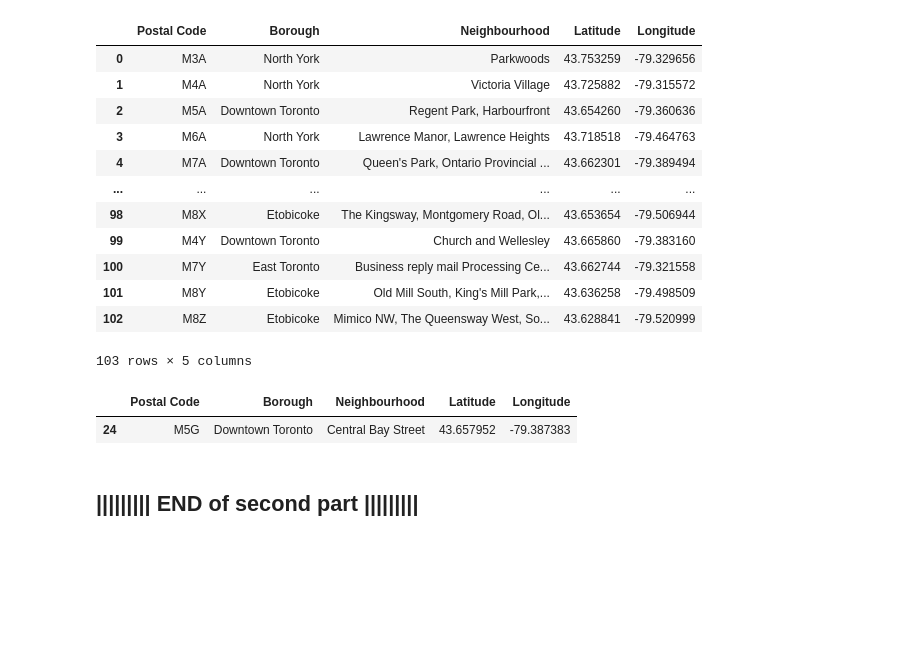
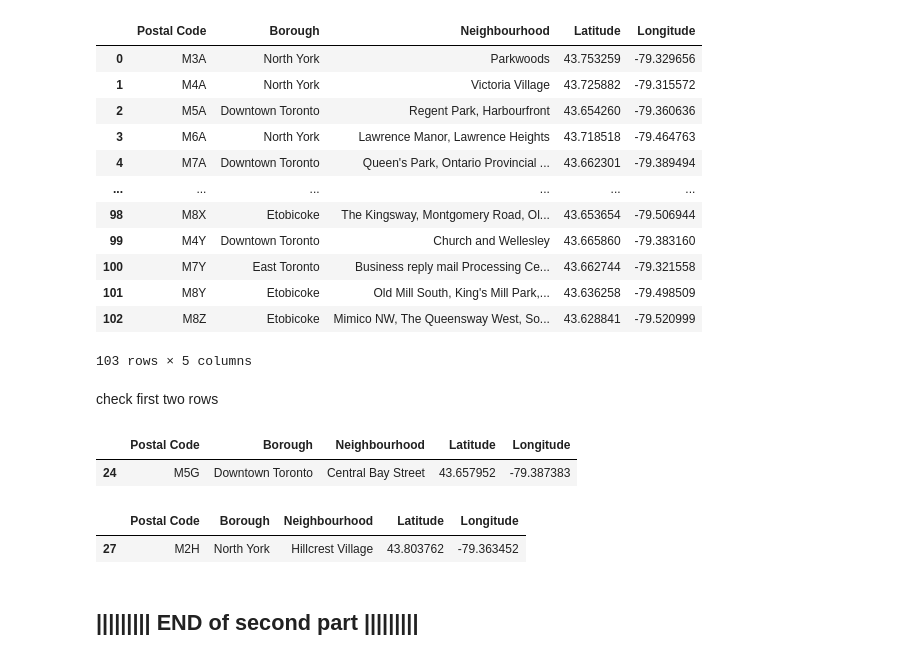
Before and after one commit to milevucko/Coursera_Capstone, a Jupyter notebook: capstone_Toronto_1.ipynb, the cells around one changed output. Drawn from its saved outputs; the diff is of its cells as text; code cells hidden in the pictures; blank space fills up the shorter version.

```diff
--- a/capstone_Toronto_1.ipynb
+++ b/capstone_Toronto_1.ipynb
@@ -271,10 +274,17 @@ merged_df
 | 101 | M8Y | Etobicoke | Old Mill South, King's Mill Park,... | 43.636258 | -79.498509 |
 | 102 | M8Z | Etobicoke | Mimico NW, The Queensway West, So... | 43.628841 | -79.520999 |
 103 rows × 5 columns
+# %% [markdown]
+check first two rows
 # %%
 merged_df[merged_df["Postal Code"] == "M5G"]
 # %% [output]
 |  | Postal Code | Borough | Neighbourhood | Latitude | Longitude |
 | 24 | M5G | Downtown Toronto | Central Bay Street | 43.657952 | -79.387383 |
+# %%
+merged_df[merged_df["Postal Code"] == "M2H"]
+# %% [output]
+|  | Postal Code | Borough | Neighbourhood | Latitude | Longitude |
+| 27 | M2H | North York | Hillcrest Village | 43.803762 | -79.363452 |
 # %% [markdown]
 ## ||||||||| END of second part |||||||||
```
Also changed, not shown: parts of 8 cells of this notebook.
